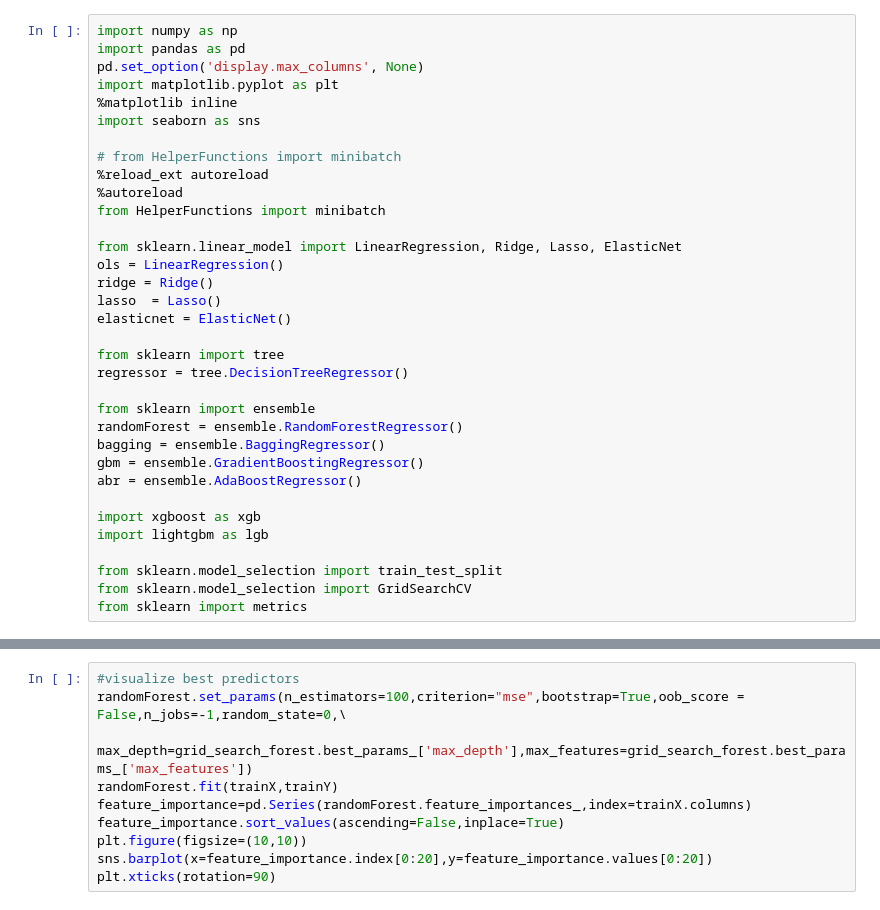
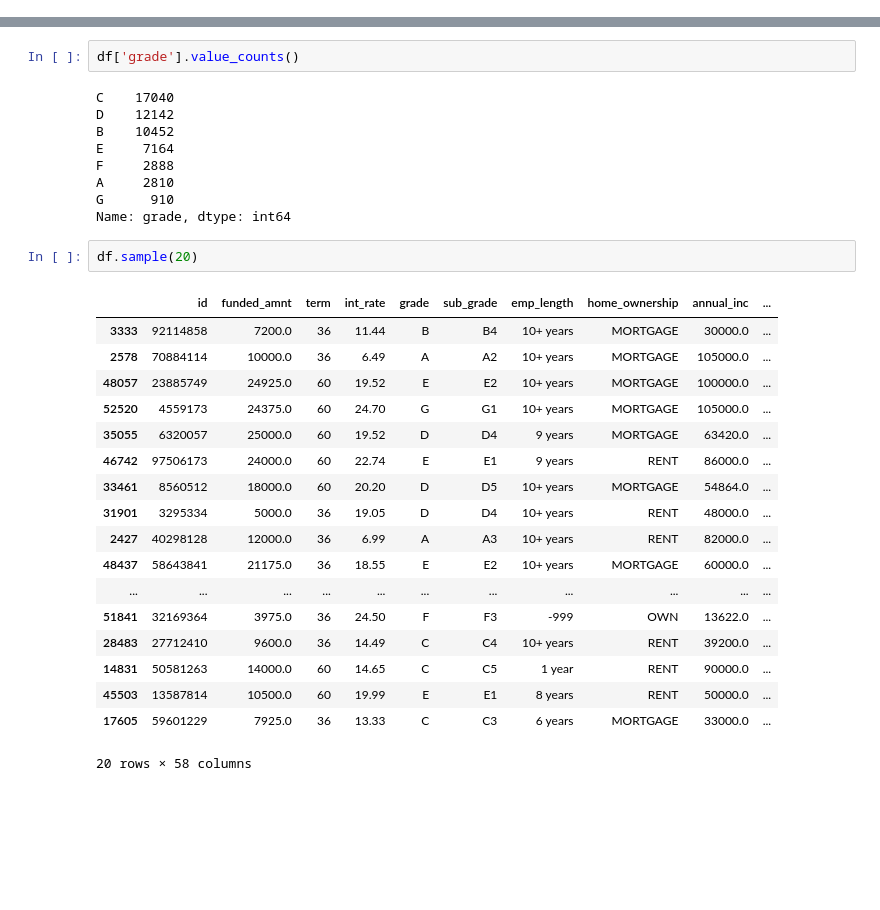
Before and after one commit to bbzou/LC_Capstone, a Jupyter notebook: Austin/Untitled.ipynb, the cells around one changed output, grey strips where cells are left out. Saved outputs shown, nothing was run; the diff lists cells and outputs as text; blank space fills up the shorter version.

```diff
--- a/Austin/Untitled.ipynb
+++ b/Austin/Untitled.ipynb
@@ -1,34 +0,0 @@
-# %%
-import numpy as np
-import pandas as pd
-pd.set_option('display.max_columns', None)
-import matplotlib.pyplot as plt
-%matplotlib inline
-import seaborn as sns
-
-# from HelperFunctions import minibatch
-%reload_ext autoreload
-%autoreload
-from HelperFunctions import minibatch
-
-from sklearn.linear_model import LinearRegression, Ridge, Lasso, ElasticNet
-ols = LinearRegression()
-ridge = Ridge()
-lasso  = Lasso()
-elasticnet = ElasticNet()
-
-from sklearn import tree
-regressor = tree.DecisionTreeRegressor()
-
-from sklearn import ensemble
-randomForest = ensemble.RandomForestRegressor()
-bagging = ensemble.BaggingRegressor()
-gbm = ensemble.GradientBoostingRegressor()
-abr = ensemble.AdaBoostRegressor()
-
-import xgboost as xgb
-import lightgbm as lgb
-
-from sklearn.model_selection import train_test_split
-from sklearn.model_selection import GridSearchCV
-from sklearn import metrics
@@ -128,10 +24,32 @@ plt.show()
-# %%
-#visualize best predictors
-randomForest.set_params(n_estimators=100,criterion="mse",bootstrap=True,oob_score = False,n_jobs=-1,random_state=0,\
-                       max_depth=grid_search_forest.best_params_['max_depth'],max_features=grid_search_forest.best_params_['max_features'])
-randomForest.fit(trainX,trainY)
-feature_importance=pd.Series(randomForest.feature_importances_,index=trainX.columns)
-feature_importance.sort_values(ascending=False,inplace=True)
-plt.figure(figsize=(10,10))
-sns.barplot(x=feature_importance.index[0:20],y=feature_importance.values[0:20])
-plt.xticks(rotation=90)
+# %%
+df['grade'].value_counts()
+# %% [output]
+C    17040
+D    12142
+B    10452
+E     7164
+F     2888
+A     2810
+G      910
+Name: grade, dtype: int64
+# %%
+df.sample(20)
+# %% [output]
+|  | id | funded_amnt | term | int_rate | grade | sub_grade | emp_length | home_ownership | annual_inc | ... |
+| 3333 | 92114858 | 7200.0 | 36 | 11.44 | B | B4 | 10+ years | MORTGAGE | 30000.0 | ... |
+| 2578 | 70884114 | 10000.0 | 36 | 6.49 | A | A2 | 10+ years | MORTGAGE | 105000.0 | ... |
+| 48057 | 23885749 | 24925.0 | 60 | 19.52 | E | E2 | 10+ years | MORTGAGE | 100000.0 | ... |
+| 52520 | 4559173 | 24375.0 | 60 | 24.70 | G | G1 | 10+ years | MORTGAGE | 105000.0 | ... |
+| 35055 | 6320057 | 25000.0 | 60 | 19.52 | D | D4 | 9 years | MORTGAGE | 63420.0 | ... |
+| 46742 | 97506173 | 24000.0 | 60 | 22.74 | E | E1 | 9 years | RENT | 86000.0 | ... |
+| 33461 | 8560512 | 18000.0 | 60 | 20.20 | D | D5 | 10+ years | MORTGAGE | 54864.0 | ... |
+| 31901 | 3295334 | 5000.0 | 36 | 19.05 | D | D4 | 10+ years | RENT | 48000.0 | ... |
+| 2427 | 40298128 | 12000.0 | 36 | 6.99 | A | A3 | 10+ years | RENT | 82000.0 | ... |
+| 48437 | 58643841 | 21175.0 | 36 | 18.55 | E | E2 | 10+ years | MORTGAGE | 60000.0 | ... |
+| ... | ... | ... | ... | ... | ... | ... | ... | ... | ... | ... |
+| 51841 | 32169364 | 3975.0 | 36 | 24.50 | F | F3 | -999 | OWN | 13622.0 | ... |
+| 28483 | 27712410 | 9600.0 | 36 | 14.49 | C | C4 | 10+ years | RENT | 39200.0 | ... |
+| 14831 | 50581263 | 14000.0 | 60 | 14.65 | C | C5 | 1 year | RENT | 90000.0 | ... |
+| 45503 | 13587814 | 10500.0 | 60 | 19.99 | E | E1 | 8 years | RENT | 50000.0 | ... |
+| 17605 | 59601229 | 7925.0 | 36 | 13.33 | C | C3 | 6 years | MORTGAGE | 33000.0 | ... |
+20 rows × 58 columns
```
Also changed, not shown: parts of 23 cells of this notebook, 6 other files.
